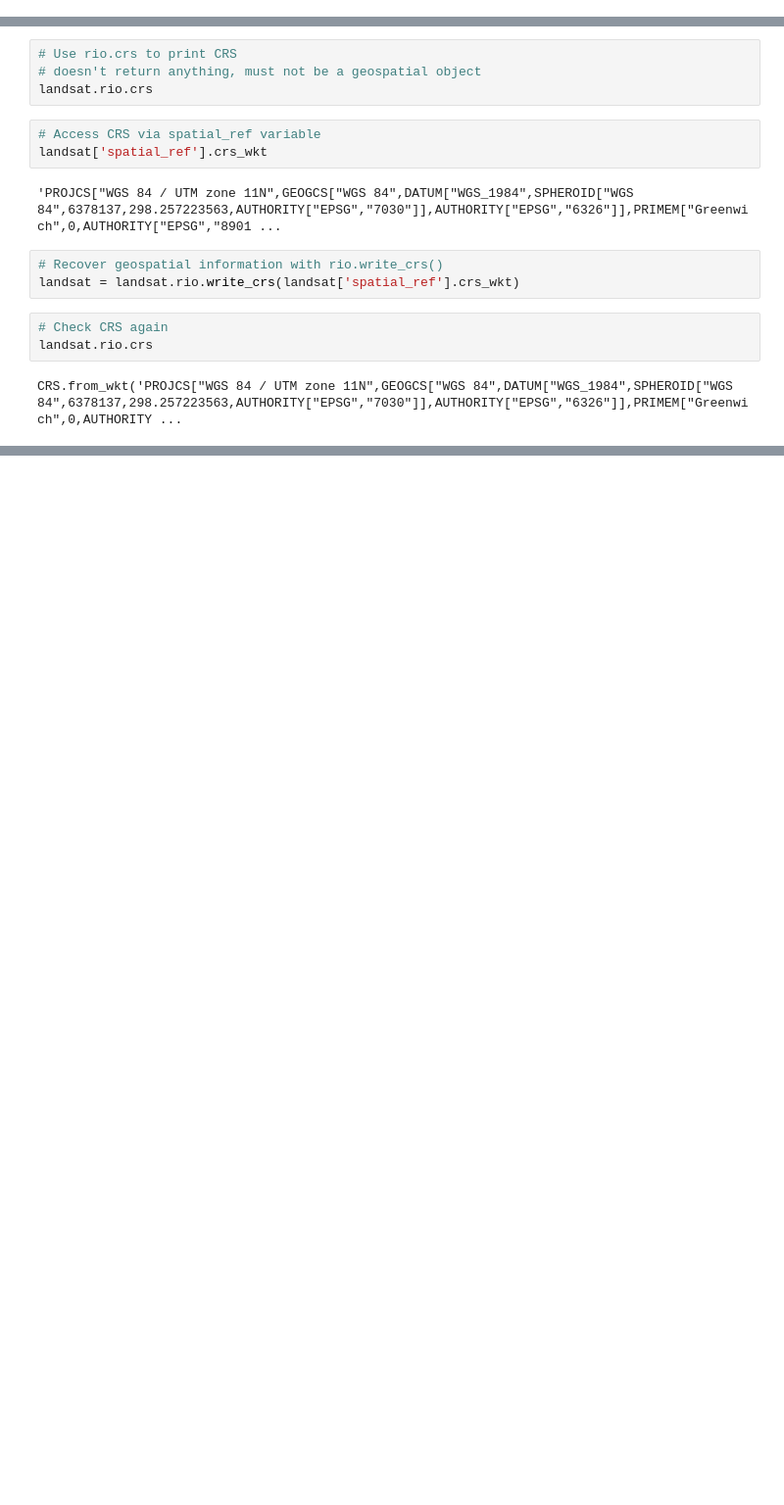
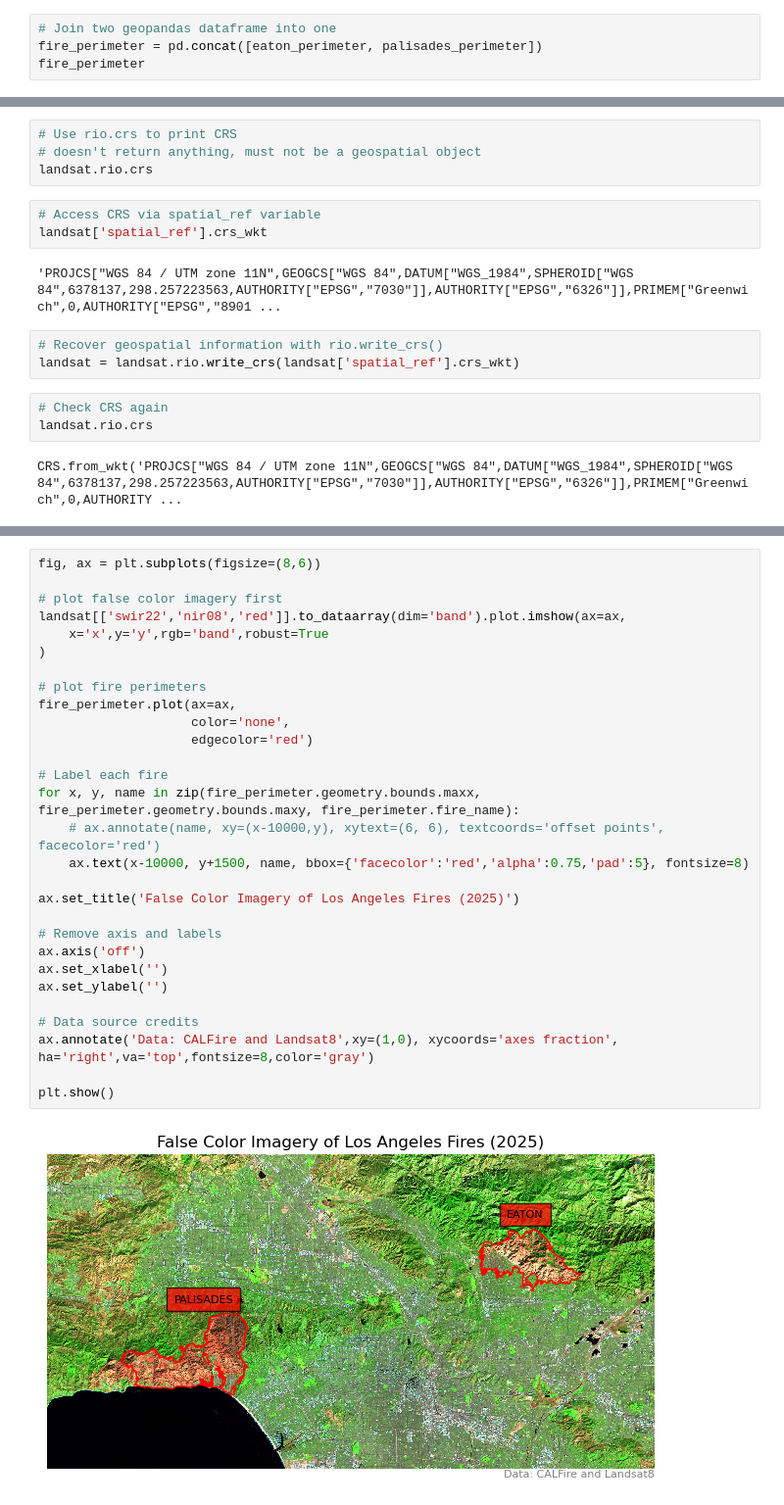
Before and after one commit to kloo49/eds220-hwk4-kloo, a Jupyter notebook: hwk4-task2-false-color-loo.ipynb, the cells around one changed output, grey strips where cells are left out. Shown at 98% size. Saved outputs shown, nothing was run; the diff lists cells and outputs as text; blank space fills up the shorter version.

```diff
--- a/hwk4-task2-false-color-loo.ipynb
+++ b/hwk4-task2-false-color-loo.ipynb
@@ -86,3 +87,7 @@ Index(['year', 'state', 'agency', 'unit_id', 'fire_name', 'inc_num', 'irwinid',
 # Subset for Eaton and Palisades in 2025
 eaton_perimeter = perimeter[(perimeter['fire_name'] == 'EATON') & (perimeter['year'] == 2025)]
 palisades_perimeter = perimeter[(perimeter['fire_name'] == 'PALISADES') & (perimeter['year'] == 2025)]
+# %%
+# Join two geopandas dataframe into one
+fire_perimeter = pd.concat([eaton_perimeter, palisades_perimeter])
+fire_perimeter
@@ -166,0 +221,31 @@ rgb.plot.imshow(
+# %%
+fig, ax = plt.subplots(figsize=(8,6))
+
+# plot false color imagery first
+landsat[['swir22','nir08','red']].to_dataarray(dim='band').plot.imshow(ax=ax,
+    x='x',y='y',rgb='band',robust=True
+)
+
+# plot fire perimeters
+fire_perimeter.plot(ax=ax,
+                    color='none',
+                    edgecolor='red')
+
+# Label each fire
+for x, y, name in zip(fire_perimeter.geometry.bounds.maxx, fire_perimeter.geometry.bounds.maxy, fire_perimeter.fire_name):
+    # ax.annotate(name, xy=(x-10000,y), xytext=(6, 6), textcoords='offset points', facecolor='red')
+    ax.text(x-10000, y+1500, name, bbox={'facecolor':'red','alpha':0.75,'pad':5}, fontsize=8)
+
+ax.set_title('False Color Imagery of Los Angeles Fires (2025)')
+
+# Remove axis and labels
+ax.axis('off')
+ax.set_xlabel('')
+ax.set_ylabel('')
+
+# Data source credits
+ax.annotate('Data: CALFire and Landsat8',xy=(1,0), xycoords='axes fraction', ha='right',va='top',fontsize=8,color='gray')
+
+plt.show()
+# %% [output]
+[figure, added]
```
Also changed, not shown: parts of 15 cells of this notebook.
